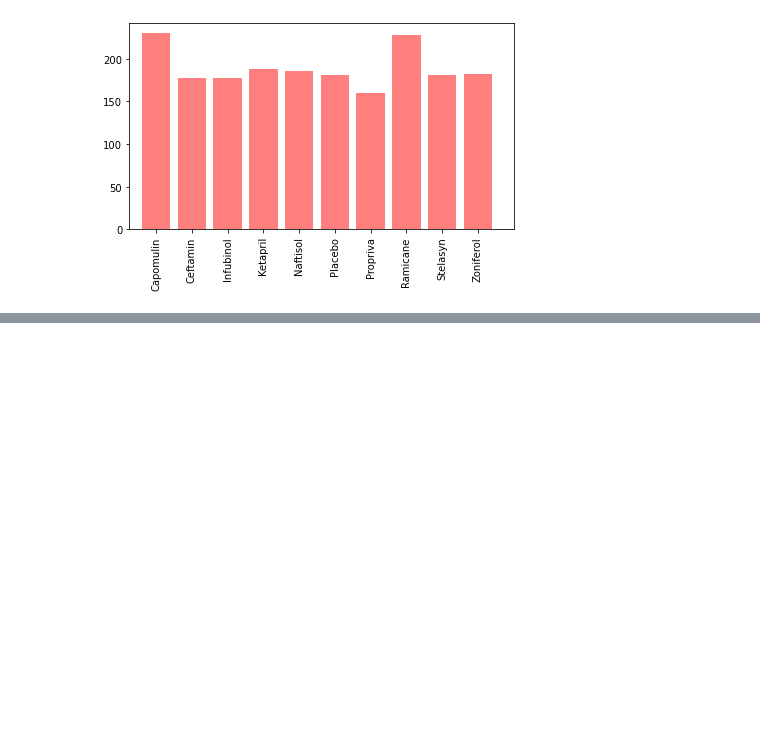
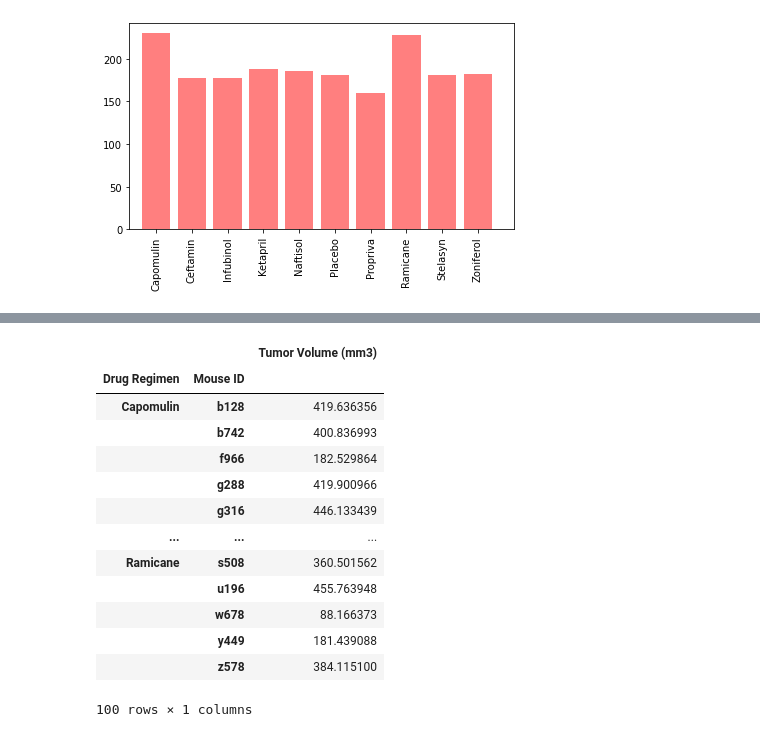
Before and after one commit to KinlayD/matplotlib-challenge, a Jupyter notebook: pymaceuticals.ipynb, the cells around one changed output, grey strips where cells are left out. Drawn from its saved outputs; the diff is of its cells as text; code cells hidden in the pictures; blank space fills up the shorter version.

```diff
--- a/pymaceuticals.ipynb
+++ b/pymaceuticals.ipynb
@@ -89,0 +143,19 @@ plt.tight_layout()
+# %%
+# construct outlier dataframe to identify outlier items
+outlier_IDs_df = tumor_vol_df.loc[(tumor_vol_df["Tumor Volume (mm3)"] < upper_bound) | (tumor_vol_df["Tumor Volume (mm3)"] > lower_bound)]
+outlier_IDs_df
+# %% [output]
+|  |  | Tumor Volume (mm3) |
+| Drug Regimen | Mouse ID |  |
+| Capomulin | b128 | 419.636356 |
+|  | b742 | 400.836993 |
+|  | f966 | 182.529864 |
+|  | g288 | 419.900966 |
+|  | g316 | 446.133439 |
+| ... | ... | ... |
+| Ramicane | s508 | 360.501562 |
+|  | u196 | 455.763948 |
+|  | w678 | 88.166373 |
+|  | y449 | 181.439088 |
+|  | z578 | 384.115100 |
+100 rows × 1 columns
```
Also changed, not shown: parts of 5 cells of this notebook.
